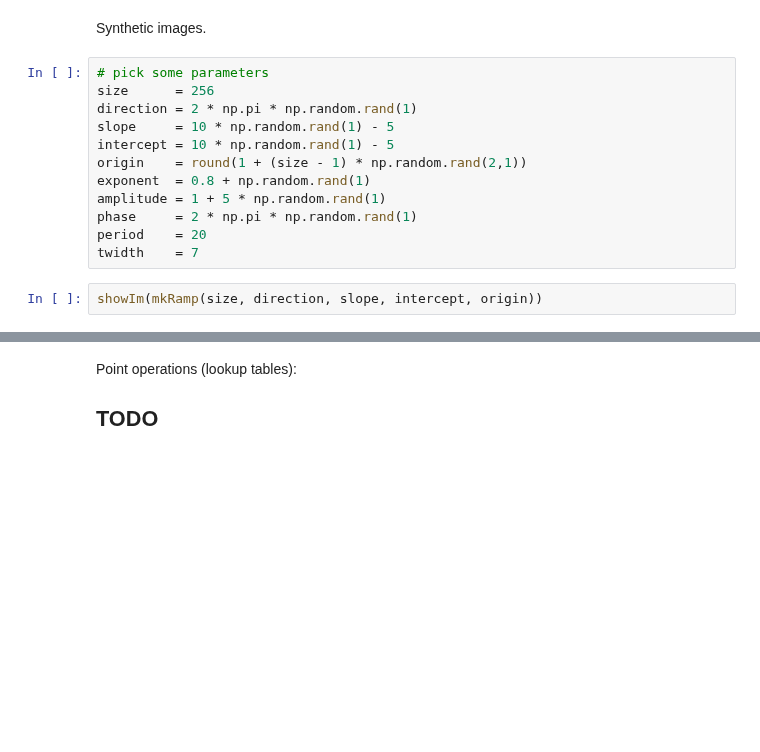
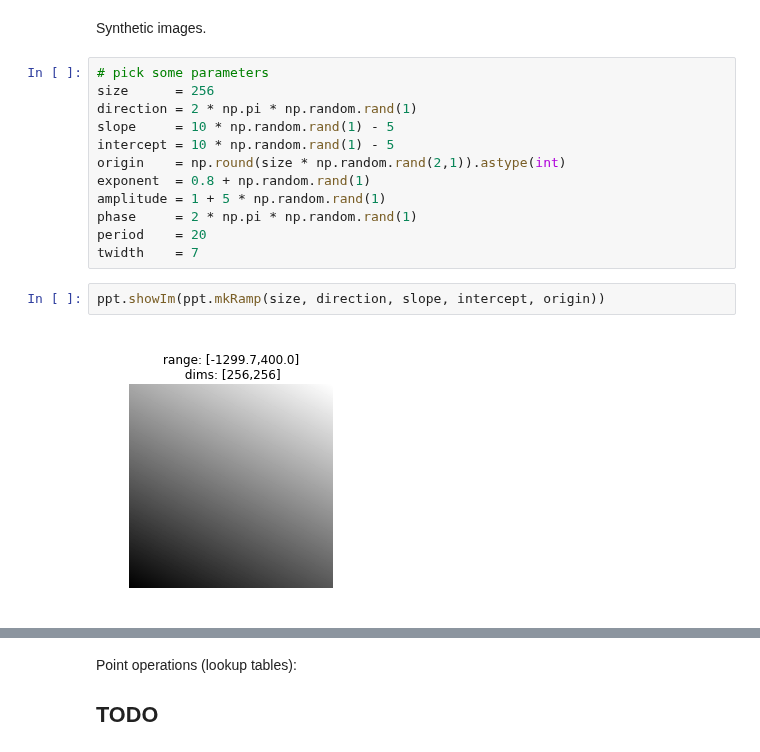
Before and after one commit to LabForComputationalVision/pyrtools, a Jupyter notebook: TUTORIALS/tools.ipynb, the cells around one changed output, grey strips where cells are left out. Cells and saved outputs as stored; diff of their text form; blank space fills up the shorter version.

```diff
--- a/TUTORIALS/tools.ipynb
+++ b/TUTORIALS/tools.ipynb
@@ -53,12 +75,14 @@ size      = 256
 direction = 2 * np.pi * np.random.rand(1)
 slope     = 10 * np.random.rand(1) - 5
 intercept = 10 * np.random.rand(1) - 5
-origin    = round(1 + (size - 1) * np.random.rand(2,1))
+origin    = np.round(size * np.random.rand(2,1)).astype(int)
 exponent  = 0.8 + np.random.rand(1)
 amplitude = 1 + 5 * np.random.rand(1)
 phase     = 2 * np.pi * np.random.rand(1)
 period    = 20
 twidth    = 7
 # %%
-showIm(mkRamp(size, direction, slope, intercept, origin))
+ppt.showIm(ppt.mkRamp(size, direction, slope, intercept, origin))
+# %% [output]
+[figure, added]
 # %%
```
Also changed, not shown: parts of 35 cells of this notebook, 12 other files.
